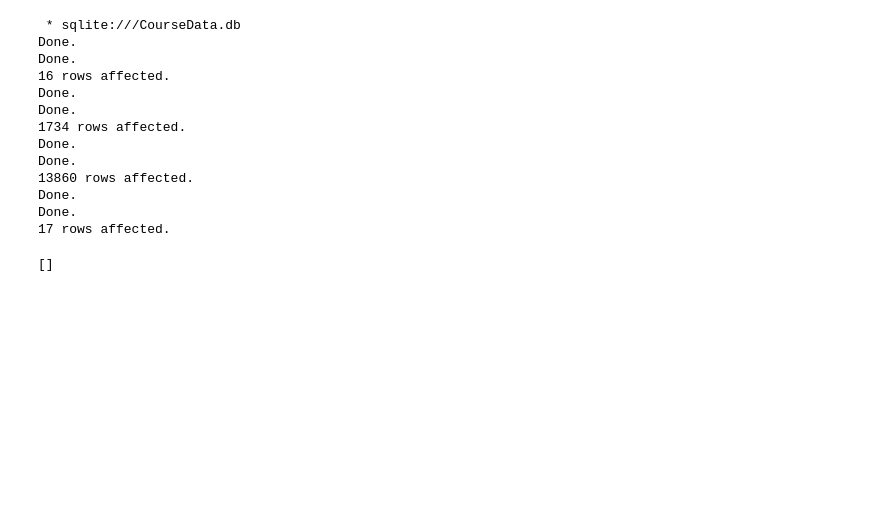
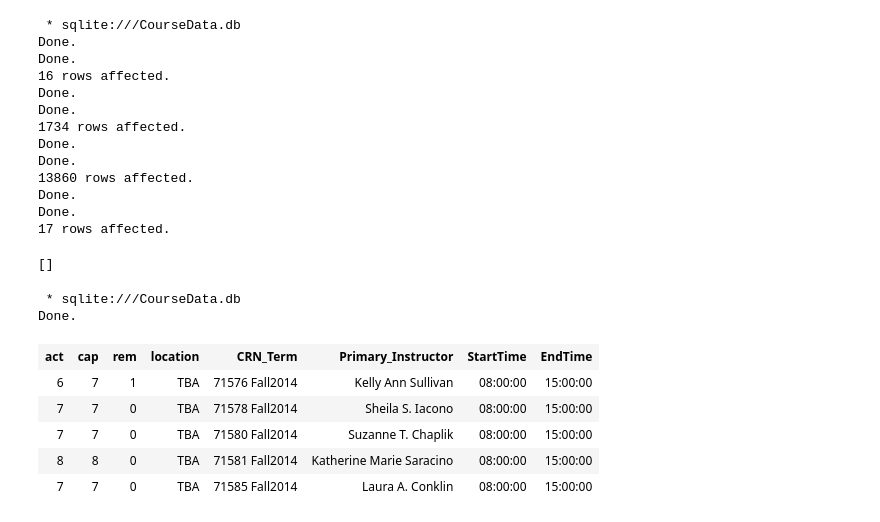
Before and after one commit to fairfield-university-ba-510-spring2019/final-project-data-team, a Jupyter notebook: CourseDataETL.ipynb, the cells around one changed output. Cells and saved outputs as stored; diff of their text form; code cells hidden in the pictures; blank space fills up the shorter version.

Commit message:
Final CourseDataETL

```diff
--- a/CourseDataETL.ipynb
+++ b/CourseDataETL.ipynb
@@ -418,5 +422,20 @@ Done.
 Done.
 17 rows affected.
 []
+# %%
+%%sql
+
+select *
+from course
+limit 5;
+# %% [output]
+ * sqlite:///CourseData.db
+Done.
+| act | cap | rem | location | CRN_Term | Primary_Instructor | StartTime | EndTime |
+| 6 | 7 | 1 | TBA | 71576 Fall2014 | Kelly Ann Sullivan | 08:00:00 | 15:00:00 |
+| 7 | 7 | 0 | TBA | 71578 Fall2014 | Sheila S. Iacono | 08:00:00 | 15:00:00 |
+| 7 | 7 | 0 | TBA | 71580 Fall2014 | Suzanne T. Chaplik | 08:00:00 | 15:00:00 |
+| 8 | 8 | 0 | TBA | 71581 Fall2014 | Katherine Marie Saracino | 08:00:00 | 15:00:00 |
+| 7 | 7 | 0 | TBA | 71585 Fall2014 | Laura A. Conklin | 08:00:00 | 15:00:00 |
 # %%
 conn.close()
```
Also changed, not shown: parts of 2 cells of this notebook.
